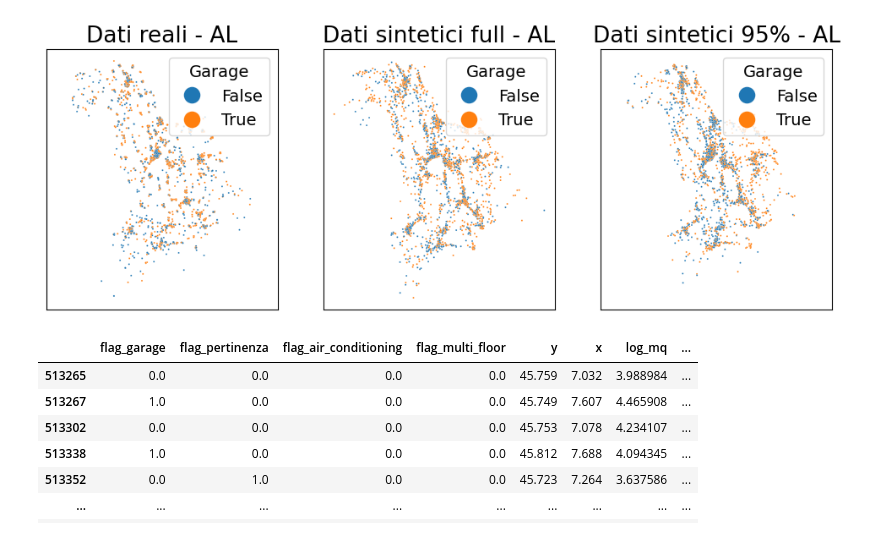
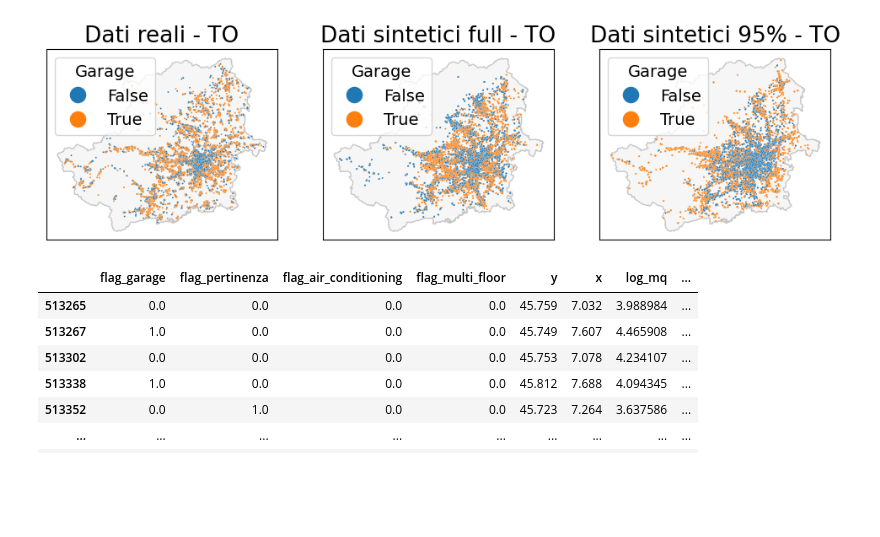
Before and after one commit to jaclenti/NFVAE-population-synthesis, a Jupyter notebook: notebooks/jl_popsyn_comparison_95sample.ipynb, the cells around one changed output. Saved outputs shown, nothing was run; the diff lists cells and outputs as text; code cells hidden in the pictures; blank space fills up the shorter version.

```diff
--- a/notebooks/jl_popsyn_comparison_95sample.ipynb
+++ b/notebooks/jl_popsyn_comparison_95sample.ipynb
@@ -31,6 +34,12 @@ def add_cat_features(df):
     df["COD_CAT"] = [u[8:] for u in df[[u for u in df.columns if "COD_CAT_" in u]].stack().rename("col").reset_index().query("col == 1")["level_1"]]
     df["anno_costruzione"] = [u[17:] for u in df[[u for u in df.columns if "ANNO_COSTRUZIONE" in u]].stack().rename("col").reset_index().query("col == 1")["level_1"]]
     return df
+
+census = gpd.read_file(config.census_hydro_risk_path).to_crs('EPSG:3035')
+census['PRO_COM_formated'] = census['PRO_COM'].apply(lambda x: '{:06d}'.format(int(x)))
+census=census.drop(columns = 'PRO_COM').rename(columns={'PRO_COM_formated':'PRO_COM'})
+census = census.loc[:,['SEZ2011','PRO_COM','geometry']]
+census['SEZ2011'] =census['SEZ2011'].astype(str)
 # %%
 # check which provinces are done
 glob(jl_vae.path_pop_synth + f"95sample/pop_samples/*")
@@ -54,7 +65,7 @@ glob(jl_vae.path_pop_synth + f"95sample/pop_samples/*")
 # paths of the synthetic and real populations
 
 # choose the province
-prov = "AN"
+prov = "TO"
 # get the cod prov (number)
 cod_prov = cod_prov_abbrv_df.query("prov_abbrv == @prov")["COD_PROV"].item()
 
@@ -77,6 +104,16 @@ synth_pops95 = jl_vae.path_pop_synth + f"95sample/pop_samples"
 df_real = jl_vae.get_df_prov(prov, dropna = False, add_cols = ["log_price"])
 # df_sample = pd.read_csv(synth_pops + f"/pop_synth_full_250110{prov}.csv", index_col = 0).query("prov_abbrv == @prov")
 df_sample = pd.read_csv(synth_pops + f"/synthetic_pop_full_{date_vae}{prov}.csv", index_col = 0)
+df_sample = (utils.spatial_matching_ABM(df_sample,
+                                           hydro_risk = geo_dict["hydro_risk"],
+                                           census = geo_dict["census"],
+                                           omi_og = geo_dict["omi_og"],
+                                           cap = geo_dict["cap"])
+                .rename(columns = {"GEO_LONGITUDINE_BENE_ROUNDED": "x",
+                                   "GEO_LATITUDINE_BENE_ROUNDED": "y"})
+                .query("prov_abbrv == @prov")
+                                           )
+
 # spatial matching to assign geographical features to synthetic data
 # this select the observations within province borders
 df_sample95 = pd.read_csv(synth_pops95 + f"/synthetic_pop_full_{date_95}{prov}.csv", index_col = 0)
@@ -92,26 +129,30 @@ df_sample95 = (utils.spatial_matching_ABM(df_sample95,
 
 
 df_real = add_cat_features(df_real)
-df_sample = add_cat_features(df_sample).sample(n = len(df_real), random_state = 79)
-df_sample95 = add_cat_features(df_sample95).sample(n = len(df_real), random_state = 79)
+df_sample = add_cat_features(df_sample).sample(n = len(df_real), random_state = 79, replace = True)
+df_sample95 = add_cat_features(df_sample95).sample(n = len(df_real), random_state = 79, replace = True)
+
+census_filter = census.assign(prov_cod = lambda x: [u[:3] for u in x["PRO_COM"]]).query("prov_cod == @cod_prov")
+polyg = census_filter[["prov_cod", "geometry"]].dissolve().to_crs('EPSG:4326')
 # %%
 fig, axes = sbp(ncols = 3, figsize = (12,4), sharex = True, sharey = True)
 
 for j,df_plot in enumerate([df_real.assign(flag_garage = lambda x: x["flag_garage"] == 1),
                             df_sample,
                             df_sample95]):
+    polyg["geometry"].plot(ax = axes[j], color = "lightgrey", alpha = 0.2, edgecolor = "black")
     sns.scatterplot(data = df_plot,
                     hue = "flag_garage",
                     # hue = "flag_garage",
                     x = "x", y = "y", s = 2, ax = axes[j])
     # axes[j].set_title(prov + " " + ["Real", "Synthetic"][j])
     axes[j].set_title("Dati " + ["reali", "sintetici full", "sintetici 95%"][j] + " - " + prov, fontsize = 19)
     axes[j].get_xaxis().set_visible(False)
     axes[j].get_yaxis().set_visible(False)
 # axes[0].legend().set_visible(False)
     axes[j].legend(fontsize = 14, markerscale = 10, title_fontsize = 14).set_title("Garage")
 # %% [output]
-[figure, old version]
+[figure, new version]
 # %%
 df_real = (df_real[[u for u in jl_vae.cols if u not in ["prov_abbrv"]] + ["x_norm", "y_norm"]]
            .assign(flag_air_conditioning_Missing = lambda x: x["flag_air_conditioning"] == "Missing",
```
Also changed, not shown: parts of 3 cells of this notebook, 3 other files.
